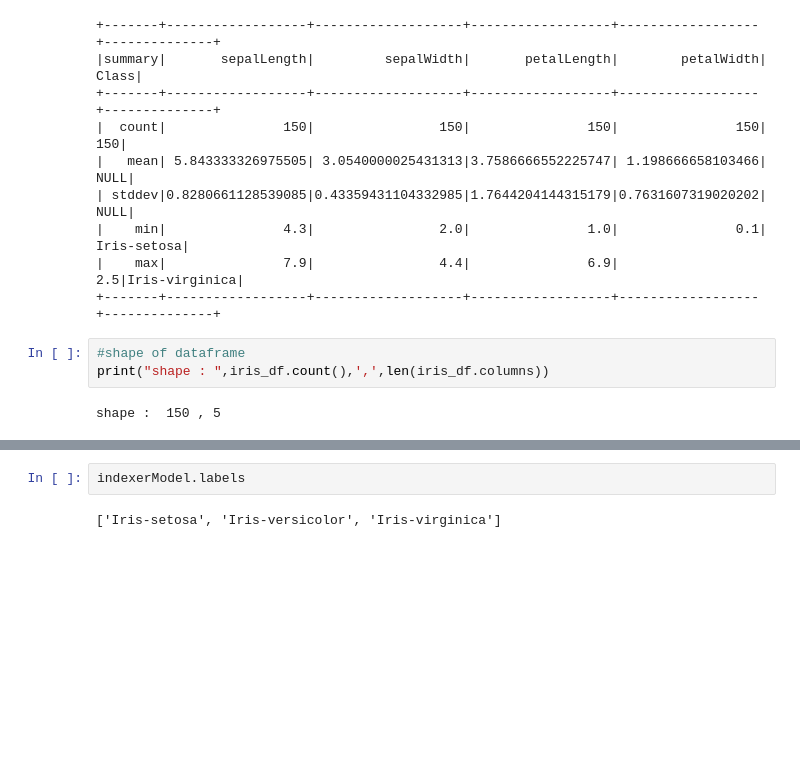
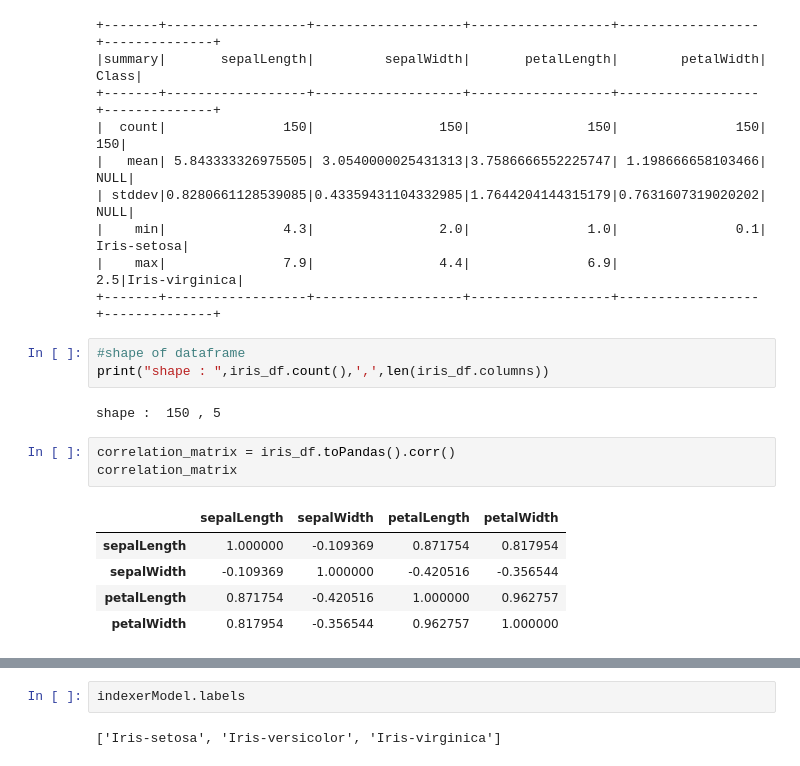
Before and after one commit to ravish31/pyspark_mllib, a Jupyter notebook: Group05_IrisDataset.ipynb, the cells around one changed output, grey strips where cells are left out. Cells and saved outputs as stored; diff of their text form; blank space fills up the shorter version.

```diff
--- a/Group05_IrisDataset.ipynb
+++ b/Group05_IrisDataset.ipynb
@@ -106,3 +108,12 @@ iris_df.describe().show()
 print("shape : ",iris_df.count(),',',len(iris_df.columns))
 # %% [output]
 shape :  150 , 5
+# %%
+correlation_matrix = iris_df.toPandas().corr()
+correlation_matrix
+# %% [output]
+|  | sepalLength | sepalWidth | petalLength | petalWidth |
+| sepalLength | 1.000000 | -0.109369 | 0.871754 | 0.817954 |
+| sepalWidth | -0.109369 | 1.000000 | -0.420516 | -0.356544 |
+| petalLength | 0.871754 | -0.420516 | 1.000000 | 0.962757 |
+| petalWidth | 0.817954 | -0.356544 | 0.962757 | 1.000000 |
```
Also changed, not shown: parts of 15 cells of this notebook.
